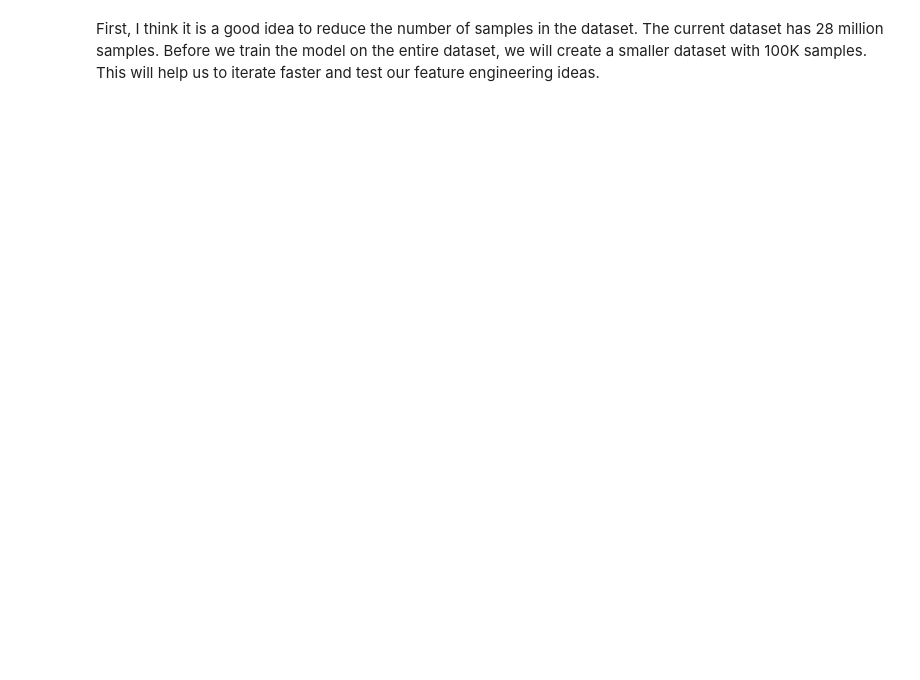
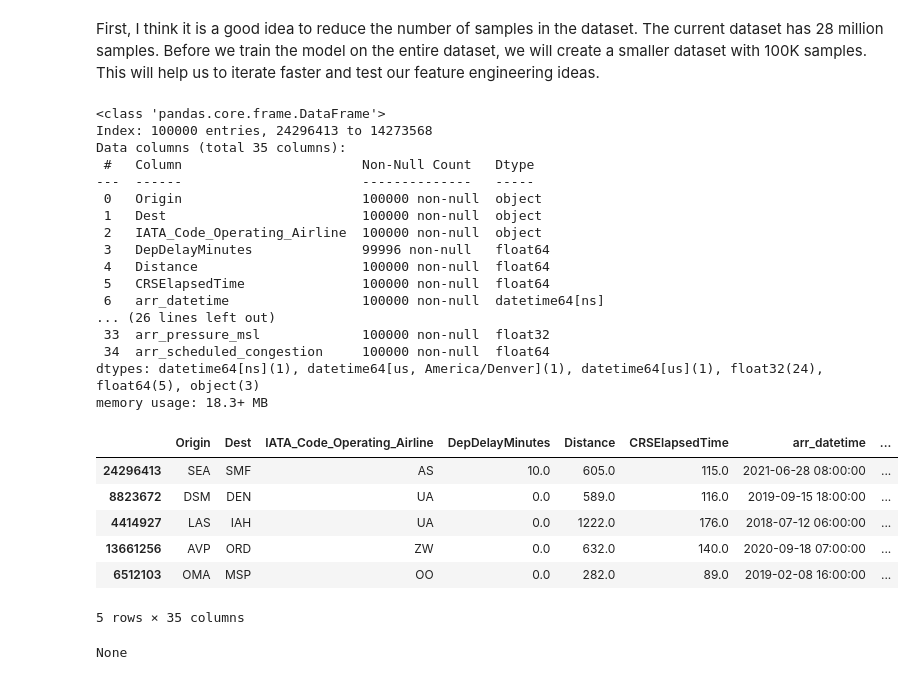
Before and after one commit to rashdul/flight-delay-prediction, a Jupyter notebook: notebooks/03_feature_engineering.ipynb, the cells around one changed output. Cells and saved outputs as stored; diff of their text form; code cells hidden in the pictures; blank space fills up the shorter version.

```diff
--- a/notebooks/03_feature_engineering.ipynb
+++ b/notebooks/03_feature_engineering.ipynb
@@ -22,0 +24,30 @@ sample_df.to_parquet("sample_df.parquet")
+# %%
+sample_df = pd.read_parquet("./data/sample_df_v3.parquet")
+# %%
+display(sample_df.head(), sample_df.info())
+# %% [output]
+<class 'pandas.core.frame.DataFrame'>
+Index: 100000 entries, 24296413 to 14273568
+Data columns (total 35 columns):
+ #   Column                       Non-Null Count   Dtype
+---  ------                       --------------   -----
+ 0   Origin                       100000 non-null  object
+ 1   Dest                         100000 non-null  object
+ 2   IATA_Code_Operating_Airline  100000 non-null  object
+ 3   DepDelayMinutes              99996 non-null   float64
+ 4   Distance                     100000 non-null  float64
+ 5   CRSElapsedTime               100000 non-null  float64
+ 6   arr_datetime                 100000 non-null  datetime64[ns]
+... (26 lines left out)
+ 33  arr_pressure_msl             100000 non-null  float32
+ 34  arr_scheduled_congestion     100000 non-null  float64
+dtypes: datetime64[ns](1), datetime64[us, America/Denver](1), datetime64[us](1), float32(24), float64(5), object(3)
+memory usage: 18.3+ MB
+|  | Origin | Dest | IATA_Code_Operating_Airline | DepDelayMinutes | Distance | CRSElapsedTime | arr_datetime | ... |
+| 24296413 | SEA | SMF | AS | 10.0 | 605.0 | 115.0 | 2021-06-28 08:00:00 | ... |
+| 8823672 | DSM | DEN | UA | 0.0 | 589.0 | 116.0 | 2019-09-15 18:00:00 | ... |
+| 4414927 | LAS | IAH | UA | 0.0 | 1222.0 | 176.0 | 2018-07-12 06:00:00 | ... |
+| 13661256 | AVP | ORD | ZW | 0.0 | 632.0 | 140.0 | 2020-09-18 07:00:00 | ... |
+| 6512103 | OMA | MSP | OO | 0.0 | 282.0 | 89.0 | 2019-02-08 16:00:00 | ... |
+5 rows × 35 columns
+None
```
Also changed, not shown: parts of 40 cells of this notebook, 10 other files.
